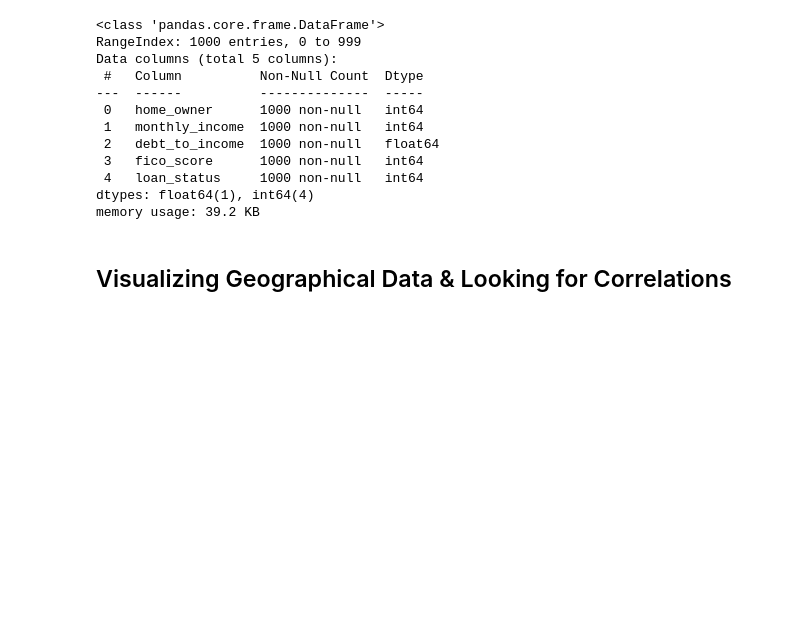
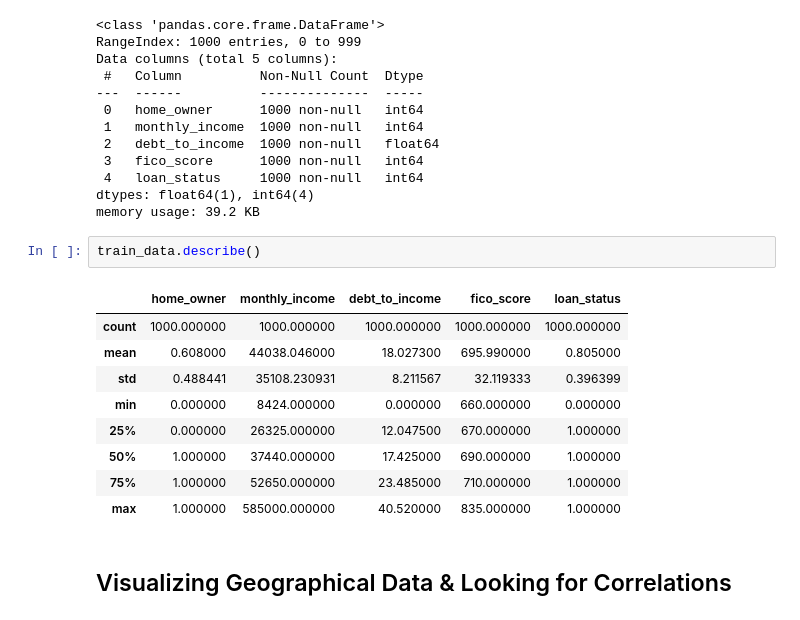
Before and after one commit to SighOfFrostmourne/ECOM6022, a Jupyter notebook: Assignment_2.ipynb, the cells around one changed output. Cells and saved outputs as stored; diff of their text form; blank space fills up the shorter version.

```diff
--- a/Assignment_2.ipynb
+++ b/Assignment_2.ipynb
@@ -69,6 +62,18 @@ Data columns (total 5 columns):
  4   loan_status     1000 non-null   int64
 dtypes: float64(1), int64(4)
 memory usage: 39.2 KB
+# %%
+train_data.describe()
+# %% [output]
+|  | home_owner | monthly_income | debt_to_income | fico_score | loan_status |
+| count | 1000.000000 | 1000.000000 | 1000.000000 | 1000.000000 | 1000.000000 |
+| mean | 0.608000 | 44038.046000 | 18.027300 | 695.990000 | 0.805000 |
+| std | 0.488441 | 35108.230931 | 8.211567 | 32.119333 | 0.396399 |
+| min | 0.000000 | 8424.000000 | 0.000000 | 660.000000 | 0.000000 |
+| 25% | 0.000000 | 26325.000000 | 12.047500 | 670.000000 | 1.000000 |
+| 50% | 1.000000 | 37440.000000 | 17.425000 | 690.000000 | 1.000000 |
+| 75% | 1.000000 | 52650.000000 | 23.485000 | 710.000000 | 1.000000 |
+| max | 1.000000 | 585000.000000 | 40.520000 | 835.000000 | 1.000000 |
 # %% [markdown]
 ## Visualizing Geographical Data & Looking for Correlations
 # %%
```
Also changed, not shown: parts of 16 cells of this notebook.
